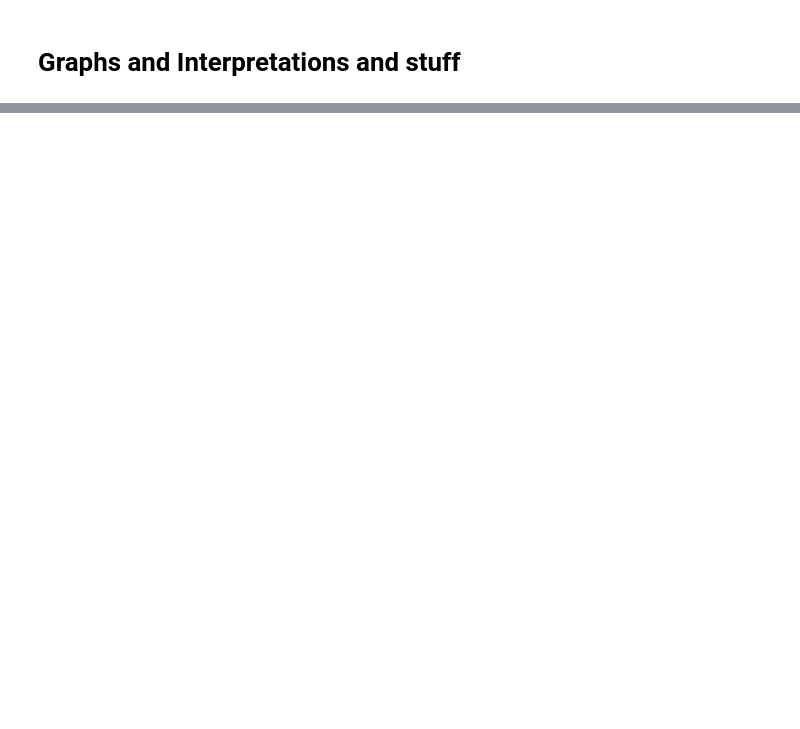
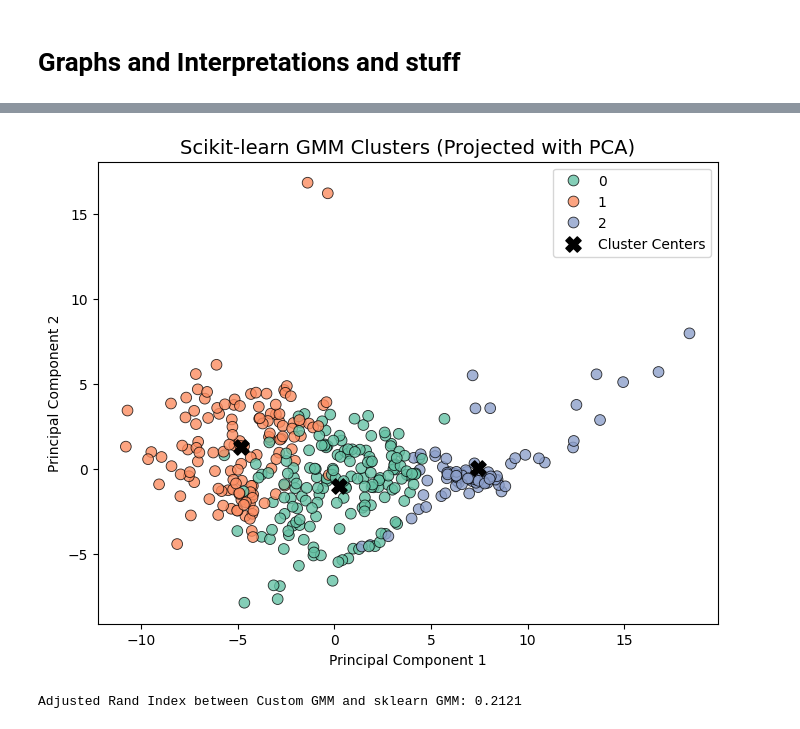
Before and after one commit to SomnathB053/gmm_traffic_data, a Jupyter notebook: romanian.ipynb, the cells around one changed output, grey strips where cells are left out. Saved outputs shown, nothing was run; the diff lists cells and outputs as text; code cells hidden in the pictures; blank space fills up the shorter version.

```diff
--- a/romanian.ipynb
+++ b/romanian.ipynb
@@ -213,3 +254,9 @@ dtypes: float64(50), object(2)
 memory usage: 151.7+ KB
 # %% [markdown]
 ## Preprocessing
+# %%
+# Imputing
+features_to_scale = fin_df.columns[3:]
+fin_df[features_to_scale] = fin_df[features_to_scale].apply(pd.to_numeric, errors = 'coerce')
+imputer = SimpleImputer(strategy='mean')
+fin_df[features_to_scale] = imputer.fit_transform(fin_df[features_to_scale])
@@ -251,0 +450,50 @@ array([[[ 0,  1,  2],
+# %%
+# Comparing with Scikitt-Learn
+from sklearn.mixture import GaussianMixture
+
+# Choose number of clusters (same as your custom GMM)
+n_clusters = 3
+
+gmm_sklearn = GaussianMixture(
+    n_components=n_clusters,
+    covariance_type='full',   # matches your manual version
+    max_iter=200,
+    random_state=42
+)
+gmm_sklearn.fit(X)
+
+# Predict cluster assignments and probabilities
+labels_sklearn = gmm_sklearn.predict(X)
+probs_sklearn = gmm_sklearn.predict_proba(X)
+
+pca = PCA(n_components=2, random_state=0)
+X_pca = pca.fit_transform(X)
+
+pca_df_sklearn = pd.DataFrame(X_pca, columns=['PC1', 'PC2'])
+pca_df_sklearn['Cluster'] = labels_sklearn
+
+plt.figure(figsize=(8,6))
+sns.scatterplot(
+    data=pca_df_sklearn, x='PC1', y='PC2',
+    hue='Cluster', palette='Set2', s=60, edgecolor='k', alpha=0.8
+)
+plt.title("Scikit-learn GMM Clusters (Projected with PCA)", fontsize=14)
+plt.xlabel("Principal Component 1")
+plt.ylabel("Principal Component 2")
+
+# Mark cluster centers
+centers = pca_df_sklearn.groupby('Cluster')[['PC1','PC2']].mean()
+plt.scatter(centers['PC1'], centers['PC2'], c='black', s=120, marker='X', label='Cluster Centers')
+
+plt.legend()
+plt.show()
+# %% [output]
+[figure, added]
+# %%
+# Cluster consistency
+from sklearn.metrics import adjusted_rand_score
+
+score = adjusted_rand_score(cluster_labels, labels_sklearn)
+print(f"Adjusted Rand Index between Custom GMM and sklearn GMM: {score:.4f}")
+# %% [output]
+Adjusted Rand Index between Custom GMM and sklearn GMM: 0.2121
```
Also changed, not shown: parts of 18 cells of this notebook, 1 other file.
